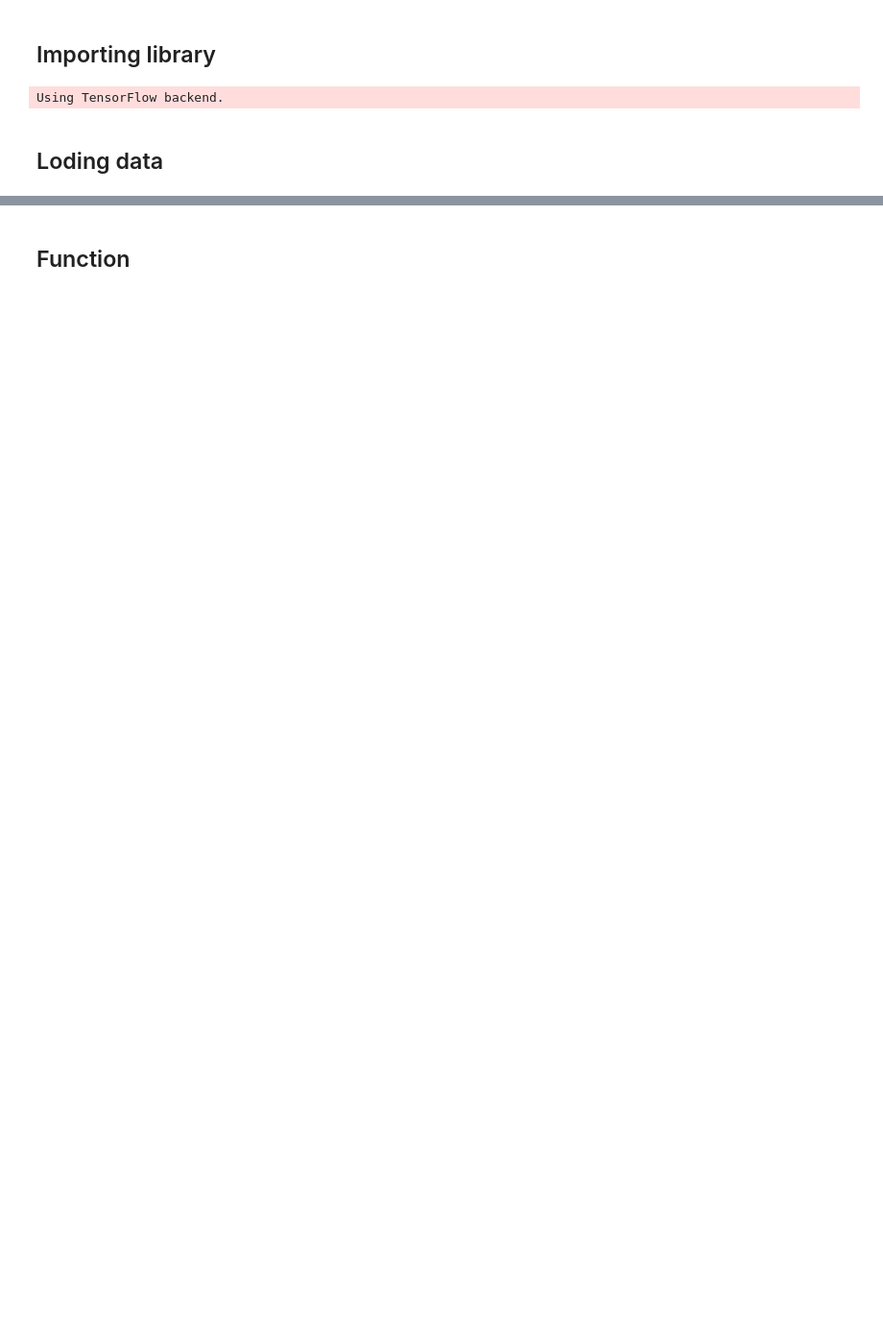
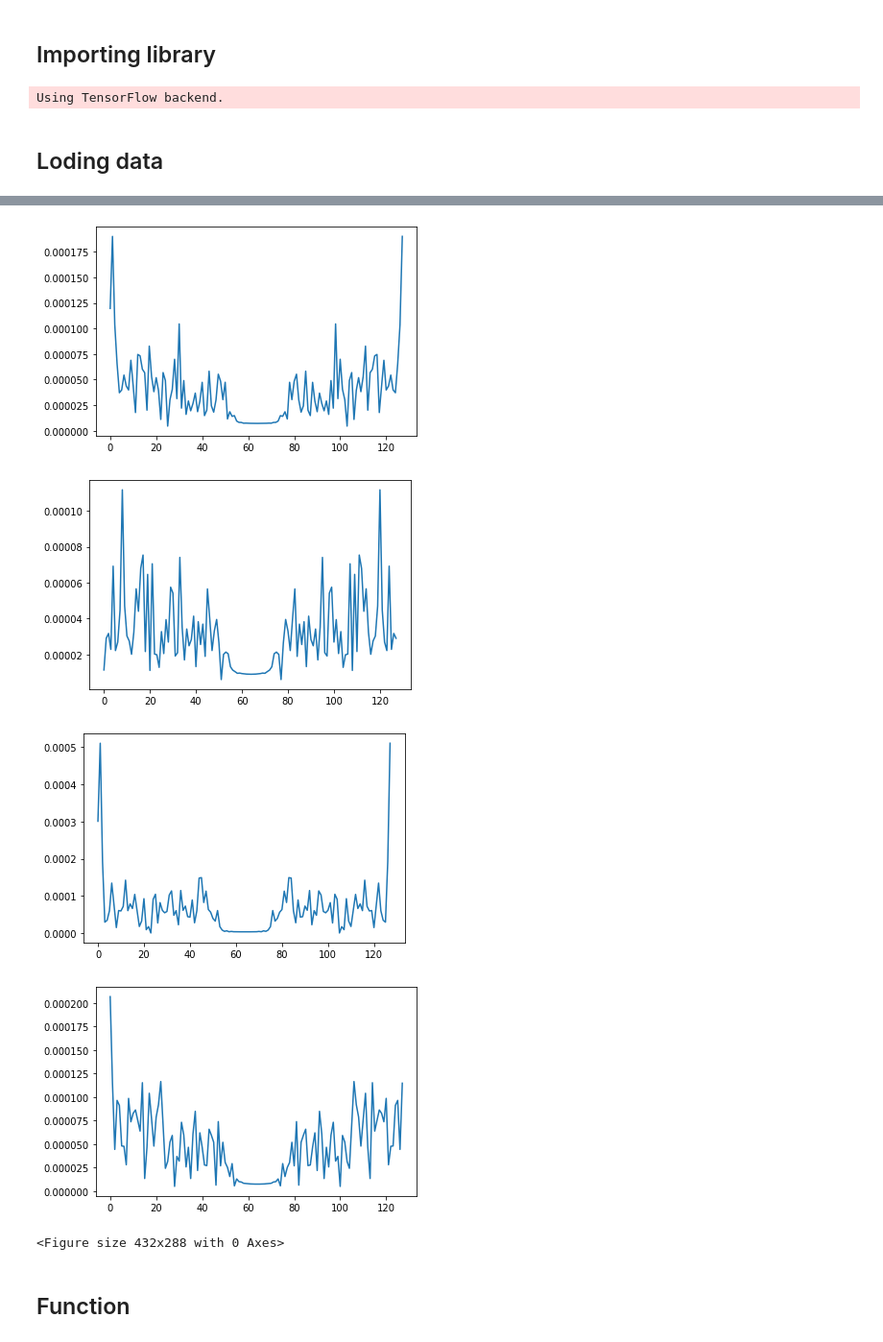
Before and after one commit to wges9405/---, a Jupyter notebook: HAR.ipynb, the cells around one changed output, grey strips where cells are left out. Shown at 96% size. Saved outputs shown, nothing was run; the diff lists cells and outputs as text; code cells hidden in the pictures; blank space fills up the shorter version.

```diff
--- a/HAR.ipynb
+++ b/HAR.ipynb
@@ -24,0 +174,11 @@ print(X_test_temp.shape, y_test.shape)
+# %%
+raw_new = Load_data(' ')
+raw_new_y = Load_target(' ')
+print(raw_y_train[:7])
+print(raw_new_y)
+
+
+# new = Reshape(Expand(expand, Time_to_Freq(raw_new)))
+new = Reshape(Expand(expand, raw_new))
+
+print(new.shape)
@@ -25,2 +201,21 @@ print(X_test_temp.shape, y_test.shape)
+# %%
+plt.plot(Time_to_Freq(raw_new)[0][0])
+plt.show()
+plt.clf()
+plt.plot(Time_to_Freq(raw_new)[1][0])
+plt.show()
+plt.clf()
+plt.plot(Time_to_Freq(raw_new)[2][0])
+plt.show()
+plt.clf()
+plt.plot(Time_to_Freq(raw_new)[3][0])
+plt.show()
+plt.clf()
+# %% [output]
+[figure, added]
+[figure, added]
+[figure, added]
+[figure, added]
+<Figure size 432x288 with 0 Axes>
 # %% [markdown]
 ## Function
```
Also changed, not shown: parts of 36 cells of this notebook, 28 other files.
